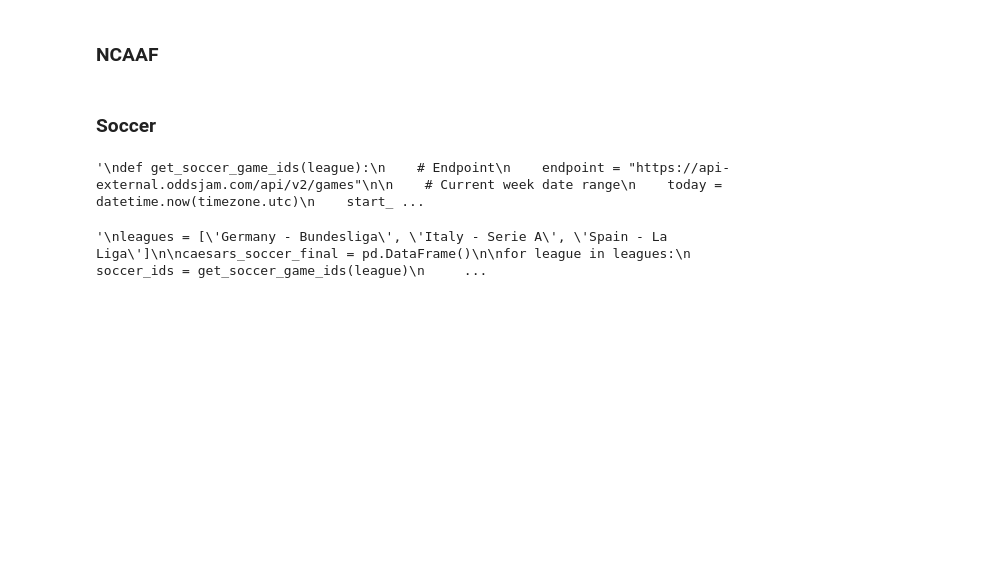
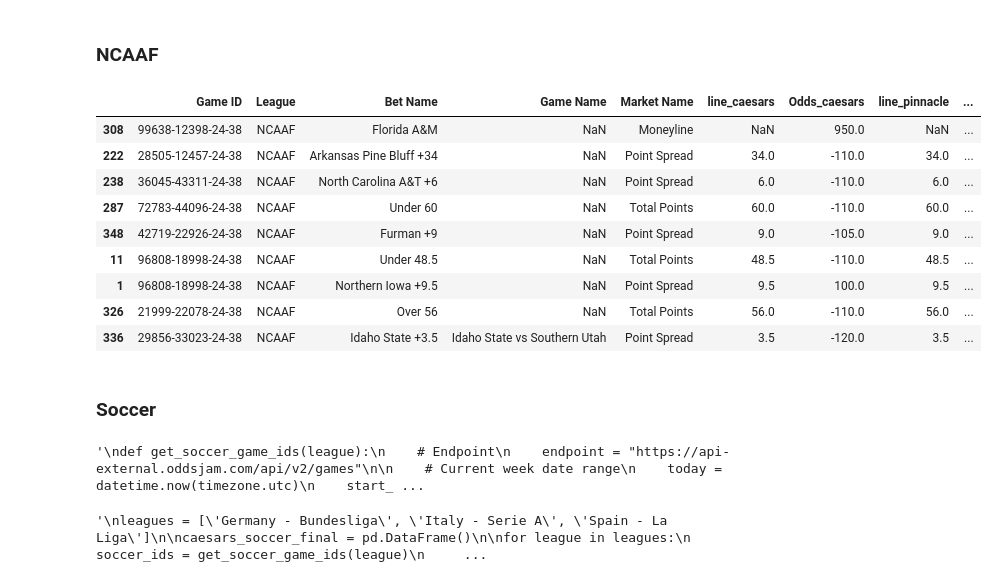
Before and after one commit to colesprou/ev_betting_oddsjam, a Jupyter notebook: odds_retrieval.ipynb, the cells around one changed output. Cells and saved outputs as stored; diff of their text form; code cells hidden in the pictures; blank space fills up the shorter version.

```diff
--- a/odds_retrieval.ipynb
+++ b/odds_retrieval.ipynb
@@ -258,11 +278,25 @@ ncaa_ids = get_ncaa_game_ids()
 ncaaf_markets = ncaaf_markets['name'].tolist()
 ncaaf_df = fetch_game_data(ncaa_ids,ncaaf_markets,['Pinnacle','BetMGM','Caesars'])
 ncaaf_df_ev = find_plus_ev_bets(ncaaf_df,thresh=5)
-betmgmdf_ncaa = ncaaf_df_ev[['Game ID','Bet Name',"Game Name",'Market Name','line_betmgm','Odds_betmgm','line_pinnacle','Odds_pinnacle','EV_betmgm']]
+ncaaf_df_ev['League'] = 'NCAAF'
+betmgmdf_ncaa = ncaaf_df_ev[['Game ID','League','Bet Name',"Game Name",'Market Name','line_betmgm','Odds_betmgm','line_pinnacle','Odds_pinnacle','EV_betmgm','true_prob_pinnacle']]
 betmgmdf_ncaa = betmgmdf_ncaa.sort_values('EV_betmgm',ascending=False)
 # %%
-caesars_ncaa = ncaaf_df_ev[['Game ID','Bet Name',"Game Name",'Market Name','line_caesars','Odds_caesars','line_pinnacle','Odds_pinnacle','EV_caesars']]
+caesars_ncaa = ncaaf_df_ev[['Game ID','League','Bet Name',"Game Name",'Market Name','line_caesars','Odds_caesars','line_pinnacle','Odds_pinnacle','EV_caesars','true_prob_pinnacle']]
 caesars_ncaa = caesars_ncaa.sort_values('EV_caesars',ascending=False)
+# %%
+caesars_ncaa
+# %% [output]
+|  | Game ID | League | Bet Name | Game Name | Market Name | line_caesars | Odds_caesars | line_pinnacle | ... |
+| 308 | 99638-12398-24-38 | NCAAF | Florida A&M | NaN | Moneyline | NaN | 950.0 | NaN | ... |
+| 222 | 28505-12457-24-38 | NCAAF | Arkansas Pine Bluff +34 | NaN | Point Spread | 34.0 | -110.0 | 34.0 | ... |
+| 238 | 36045-43311-24-38 | NCAAF | North Carolina A&T +6 | NaN | Point Spread | 6.0 | -110.0 | 6.0 | ... |
+| 287 | 72783-44096-24-38 | NCAAF | Under 60 | NaN | Total Points | 60.0 | -110.0 | 60.0 | ... |
+| 348 | 42719-22926-24-38 | NCAAF | Furman +9 | NaN | Point Spread | 9.0 | -105.0 | 9.0 | ... |
+| 11 | 96808-18998-24-38 | NCAAF | Under 48.5 | NaN | Total Points | 48.5 | -110.0 | 48.5 | ... |
+| 1 | 96808-18998-24-38 | NCAAF | Northern Iowa +9.5 | NaN | Point Spread | 9.5 | 100.0 | 9.5 | ... |
+| 326 | 21999-22078-24-38 | NCAAF | Over 56 | NaN | Total Points | 56.0 | -110.0 | 56.0 | ... |
+| 336 | 29856-33023-24-38 | NCAAF | Idaho State +3.5 | Idaho State vs Southern Utah | Point Spread | 3.5 | -120.0 | 3.5 | ... |
 # %%
 #caesars_ncaa.to_csv('caesars_ncaaf_game_bets_9_20.csv',index=False,header=True)
 # %% [markdown]
```
Also changed, not shown: parts of 14 cells of this notebook, 20 other files.
